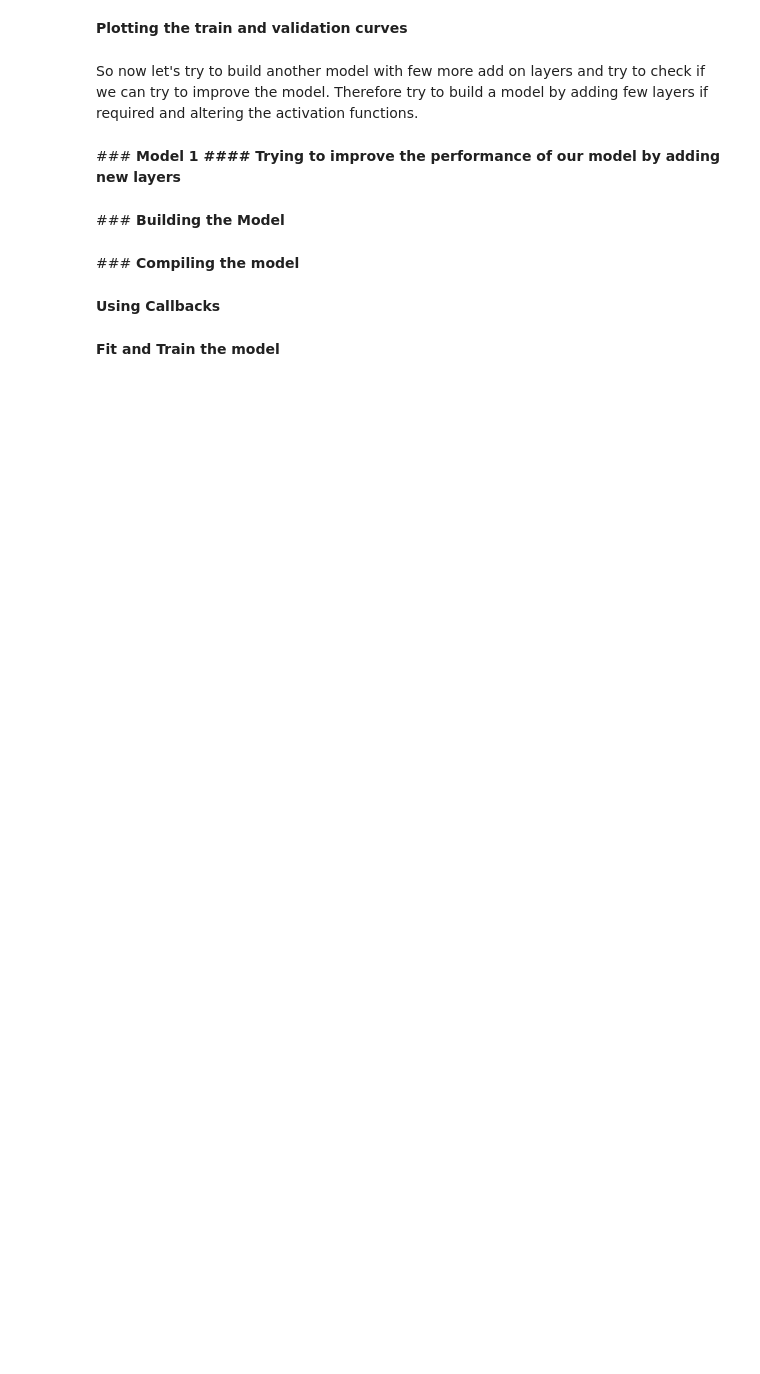
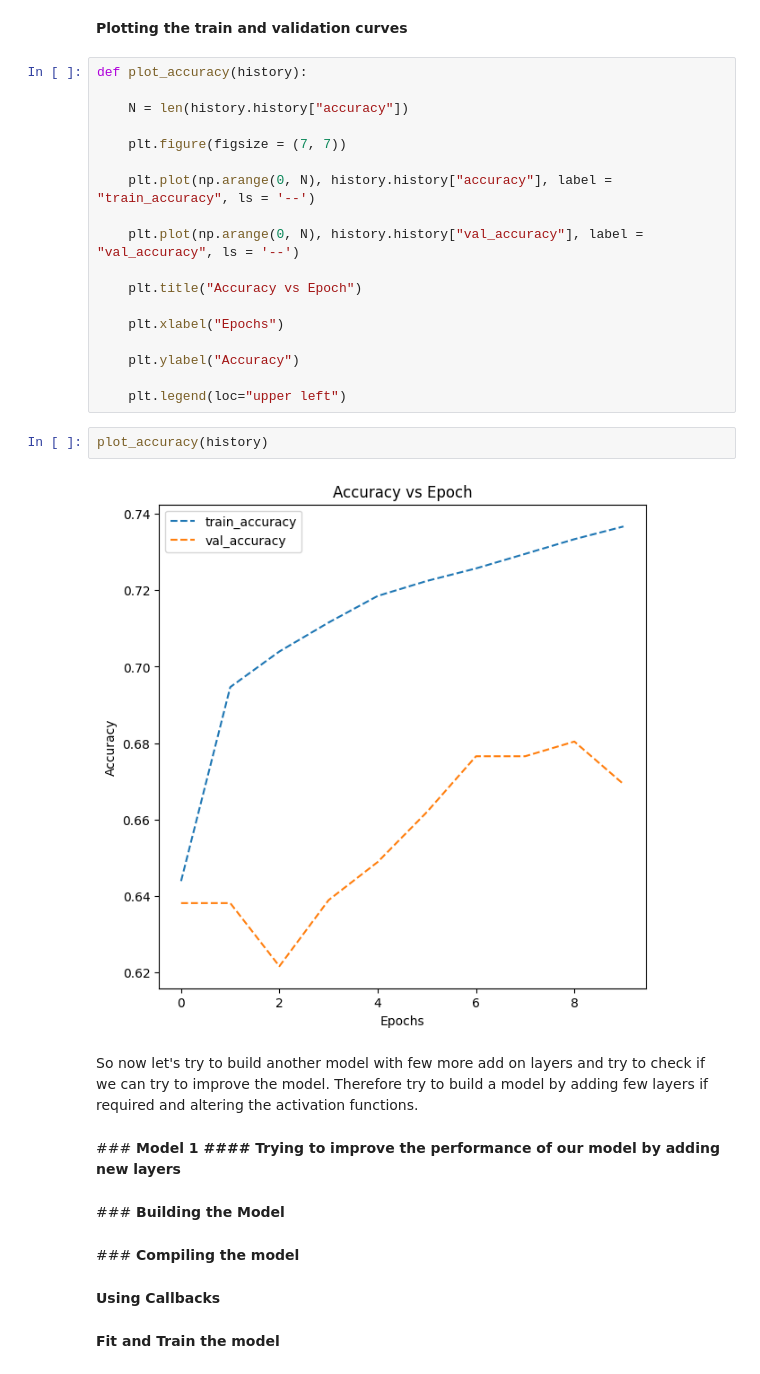
Before and after one commit to vivimtz888/malaria-detection-deeplearning, a Jupyter notebook: Reference_Notebook_Malaria_Detection_Full_Code.ipynb, the cells around one changed output. Saved outputs shown, nothing was run; the diff lists cells and outputs as text; blank space fills up the shorter version.

```diff
--- a/Reference_Notebook_Malaria_Detection_Full_Code.ipynb
+++ b/Reference_Notebook_Malaria_Detection_Full_Code.ipynb
@@ -694,5 +798,27 @@ test_labels = to_categorical(test_labels, num_classes = 2)
 # %% [markdown]
 <b>Plotting the train and validation curves
+# %%
+def plot_accuracy(history):
+
+    N = len(history.history["accuracy"])
+
+    plt.figure(figsize = (7, 7))
+
+    plt.plot(np.arange(0, N), history.history["accuracy"], label = "train_accuracy", ls = '--')
+
+    plt.plot(np.arange(0, N), history.history["val_accuracy"], label = "val_accuracy", ls = '--')
+
+    plt.title("Accuracy vs Epoch")
+
+    plt.xlabel("Epochs")
+
+    plt.ylabel("Accuracy")
+
+    plt.legend(loc="upper left")
+# %%
+plot_accuracy(history)
+# %% [output]
+[figure, added]
 # %% [markdown]
 So now let's try to build another model with few more add on layers and try to check if we can try to improve the model. Therefore try to build a model by adding few layers if required and altering the activation functions.
 # %% [markdown]
```
Also changed, not shown: parts of 12 cells of this notebook.
